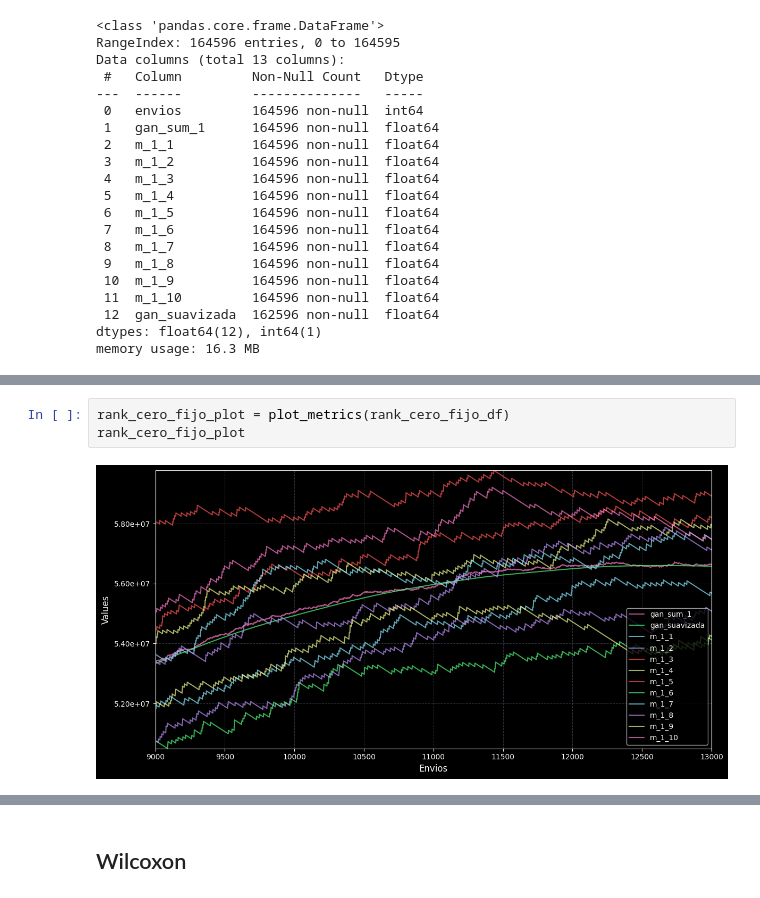
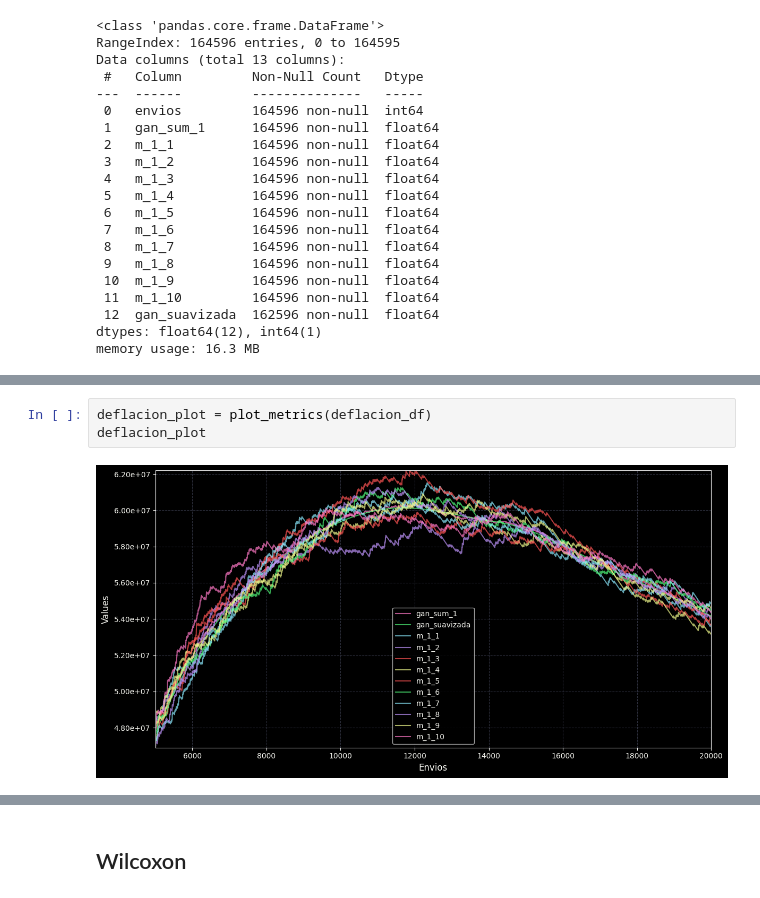
Before and after one commit to luviolap/dm2024c, a Jupyter notebook: src/workflows-analysis/workflows_analysis.ipynb, the cells around one changed output, grey strips where cells are left out. Saved outputs shown, nothing was run; the diff lists cells and outputs as text.

```diff
--- a/src/workflows-analysis/workflows_analysis.ipynb
+++ b/src/workflows-analysis/workflows_analysis.ipynb
@@ -327,5 +327,5 @@ rank_cero_fijo_df.describe()
-# %%
-rank_cero_fijo_plot = plot_metrics(rank_cero_fijo_df)
-rank_cero_fijo_plot
-# %% [output]
-[figure, removed]
+# %%
+deflacion_plot = plot_metrics(deflacion_df)
+deflacion_plot
+# %% [output]
+[figure, added]
```
Also changed, not shown: parts of 18 cells of this notebook.
